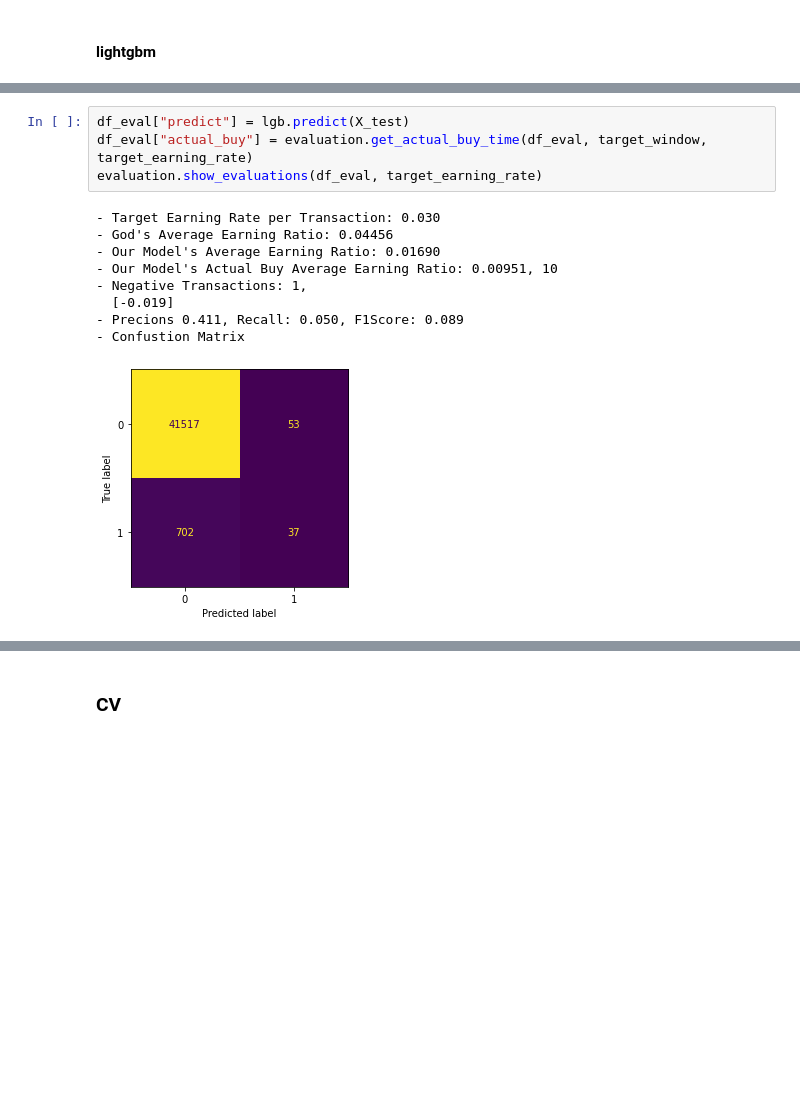
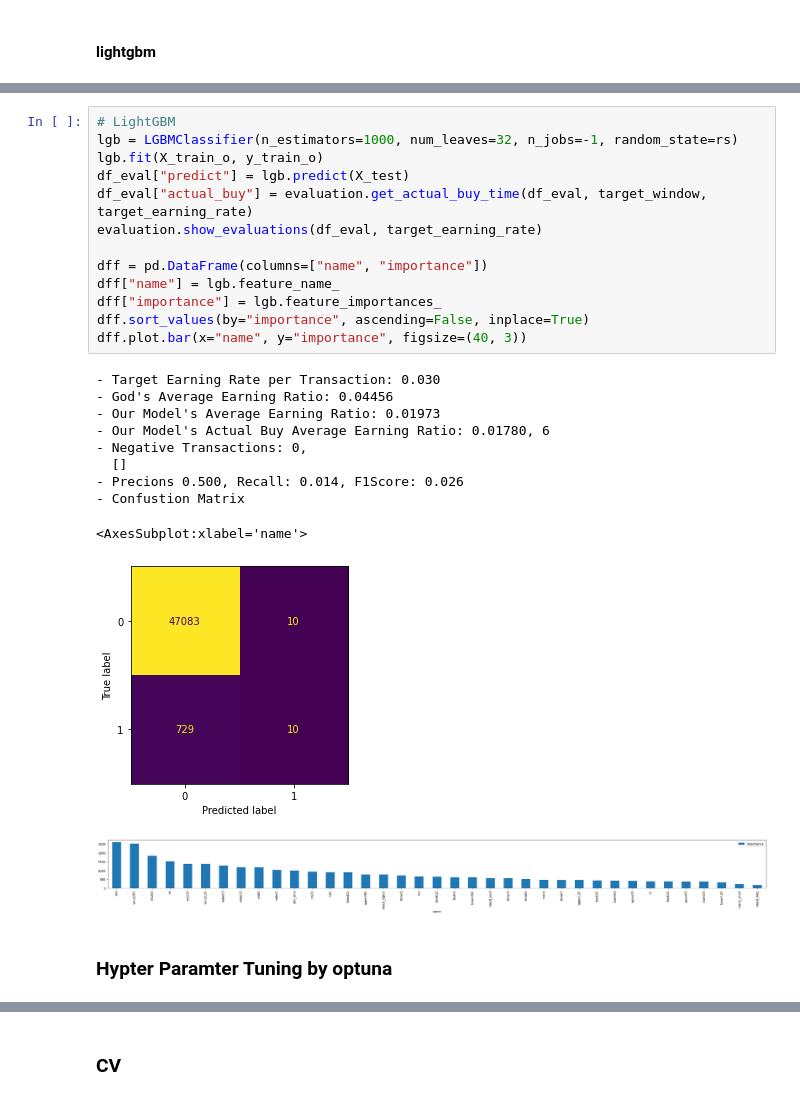
Before and after one commit to iamhyeonje/investing, a Jupyter notebook: coin_chj.ipynb, the cells around one changed output, grey strips where cells are left out. Drawn from its saved outputs; the diff is of its cells as text; blank space fills up the shorter version.

```diff
--- a/coin_chj.ipynb
+++ b/coin_chj.ipynb
@@ -153,14 +191,27 @@ evaluation.show_evaluations(df_eval, target_earning_rate)
-# %%
-df_eval["predict"] = lgb.predict(X_test)
-df_eval["actual_buy"] = evaluation.get_actual_buy_time(df_eval, target_window, target_earning_rate)
-evaluation.show_evaluations(df_eval, target_earning_rate)
-# %% [output]
-- Target Earning Rate per Transaction: 0.030
-- God's Average Earning Ratio: 0.04456
-- Our Model's Average Earning Ratio: 0.01690
-- Our Model's Actual Buy Average Earning Ratio: 0.00951, 10
-- Negative Transactions: 1,
-  [-0.019]
-- Precions 0.411, Recall: 0.050, F1Score: 0.089
-- Confustion Matrix
-[figure, removed]
+# %%
+# LightGBM
+lgb = LGBMClassifier(n_estimators=1000, num_leaves=32, n_jobs=-1, random_state=rs)
+lgb.fit(X_train_o, y_train_o)
+df_eval["predict"] = lgb.predict(X_test)
+df_eval["actual_buy"] = evaluation.get_actual_buy_time(df_eval, target_window, target_earning_rate)
+evaluation.show_evaluations(df_eval, target_earning_rate)
+
+dff = pd.DataFrame(columns=["name", "importance"])
+dff["name"] = lgb.feature_name_
+dff["importance"] = lgb.feature_importances_
+dff.sort_values(by="importance", ascending=False, inplace=True)
+dff.plot.bar(x="name", y="importance", figsize=(40, 3))
+# %% [output]
+- Target Earning Rate per Transaction: 0.030
+- God's Average Earning Ratio: 0.04456
+- Our Model's Average Earning Ratio: 0.01973
+- Our Model's Actual Buy Average Earning Ratio: 0.01780, 6
+- Negative Transactions: 0,
+  []
+- Precions 0.500, Recall: 0.014, F1Score: 0.026
+- Confustion Matrix
+<AxesSubplot:xlabel='name'>
+[figure, added]
+[figure, added]
+# %% [markdown]
+### Hypter Paramter Tuning by optuna
```
Also changed, not shown: parts of 23 cells of this notebook, 2 other files.
